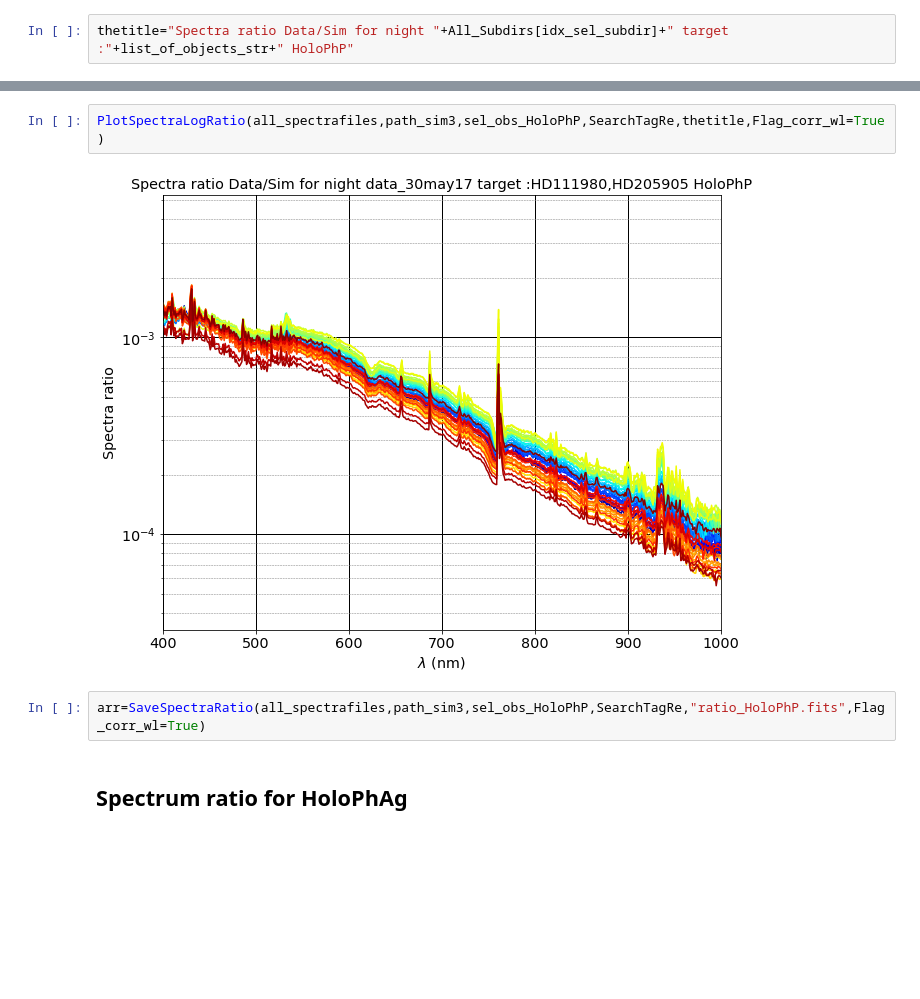
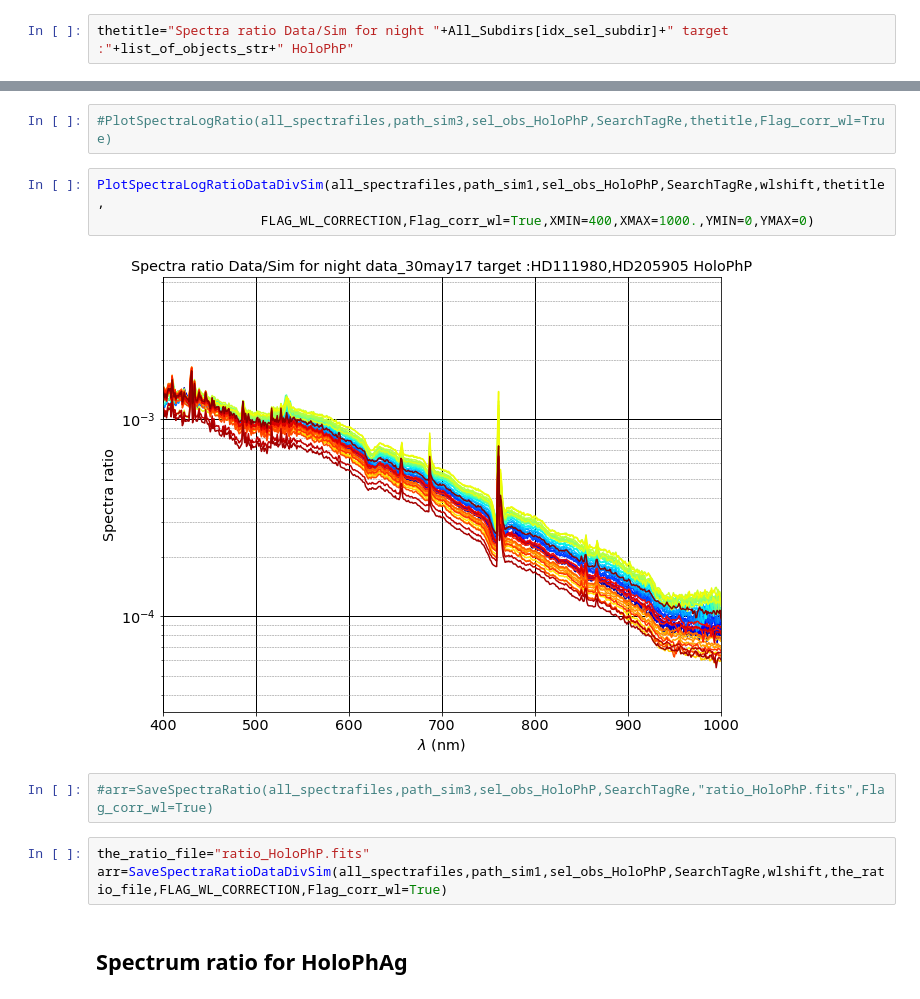
Before and after one commit to sylvielsstfr/SpectractorAnaAtm, a Jupyter notebook: ana_30may17/GetDisperserTransmission.ipynb, the cells around one changed output, grey strips where cells are left out. Saved outputs shown, nothing was run; the diff lists cells and outputs as text; blank space fills up the shorter version.

```diff
--- a/ana_30may17/GetDisperserTransmission.ipynb
+++ b/ana_30may17/GetDisperserTransmission.ipynb
@@ -833,9 +878,15 @@ PlotSpectraRatio(all_spectrafiles,path_sim3,sel_obs_HoloPhP,SearchTagRe,thetitle
 # %%
-PlotSpectraLogRatio(all_spectrafiles,path_sim3,sel_obs_HoloPhP,SearchTagRe,thetitle,Flag_corr_wl=True)
+#PlotSpectraLogRatio(all_spectrafiles,path_sim3,sel_obs_HoloPhP,SearchTagRe,thetitle,Flag_corr_wl=True)
-# %% [output]
-[figure, removed]
+# %%
+PlotSpectraLogRatioDataDivSim(all_spectrafiles,path_sim1,sel_obs_HoloPhP,SearchTagRe,wlshift,thetitle,
+                     FLAG_WL_CORRECTION,Flag_corr_wl=True,XMIN=400,XMAX=1000.,YMIN=0,YMAX=0)
+# %% [output]
+[figure, added]
 # %%
-arr=SaveSpectraRatio(all_spectrafiles,path_sim3,sel_obs_HoloPhP,SearchTagRe,"ratio_HoloPhP.fits",Flag_corr_wl=True)
+#arr=SaveSpectraRatio(all_spectrafiles,path_sim3,sel_obs_HoloPhP,SearchTagRe,"ratio_HoloPhP.fits",Flag_corr_wl=True)
+# %%
+the_ratio_file="ratio_HoloPhP.fits"
+arr=SaveSpectraRatioDataDivSim(all_spectrafiles,path_sim1,sel_obs_HoloPhP,SearchTagRe,wlshift,the_ratio_file,FLAG_WL_CORRECTION,Flag_corr_wl=True)
 # %% [markdown]
 ## Spectrum ratio for HoloPhAg
 # %%
```
Also changed, not shown: parts of 47 cells of this notebook, 3 other files.
